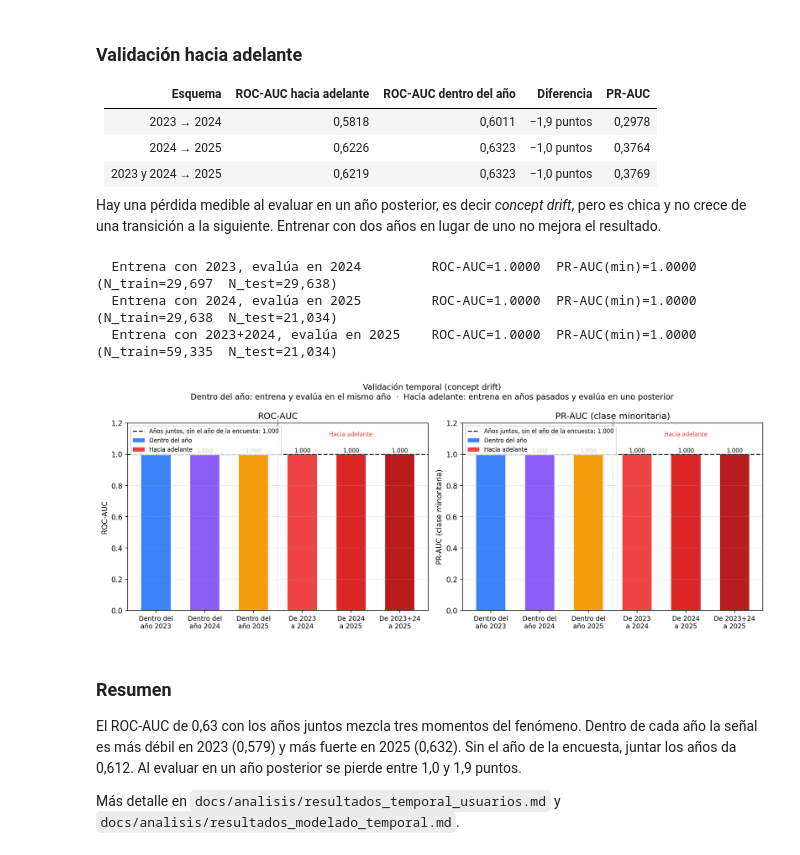
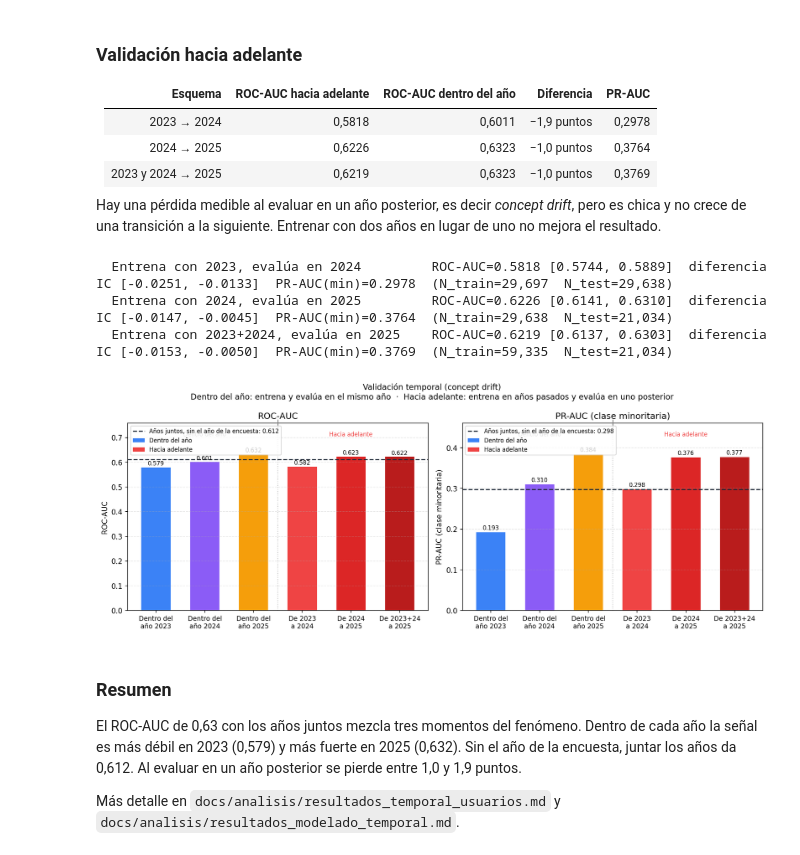
Before and after one commit to dhruszecki/discrepancia-uso-actitud-ia, a Jupyter notebook: notebooks/04_modelado.ipynb, the cells around one changed output. Cells and saved outputs as stored; diff of their text form; code cells hidden in the pictures.

```diff
--- a/notebooks/04_modelado.ipynb
+++ b/notebooks/04_modelado.ipynb
@@ -267,8 +277,11 @@ Los tres usan las mismas 97 variables, que varían en los tres años, sin el añ
 temporal = load_module("temporal", ROOT / "scripts" / "temporal.py")
 mod_temp = load_module("modelado_temporal", ROOT / "scripts" / "modelado_temporal.py")
 
+# Para los modelos se usa el dataset sin la columna "discrepancia" que agrega temporal.cargar():
+# es 1 − target y, si entra como variable, el modelo ve la respuesta.
 df_users = temporal.cargar()
-feature_cols = mod_temp.common_features(df_users)
+df_modelo = mod_temp.cargar_usuarios()
+feature_cols = mod_temp.common_features(df_modelo)
 print(f"Usuarios de IA: {df_users.shape[0]:,} filas")
 print(f"Variables comunes a los tres años (sin el año de la encuesta): {len(feature_cols)}")
 # %% [output]
@@ -319,10 +336,10 @@ El ROC-AUC dentro del año sube de 0,579 a 0,632, y la prevalencia de la clase c
 - La región Asia sube de +0,02 a +0,11 y +0,13: la discrepancia en Asia es cada vez más baja que en el resto.
 - Los coeficientes de la experiencia crecen en 2025 (experiencia laboral +0,22, años programando −0,16), pero las dos variables están correlacionadas (0,88 en 2025) y sus coeficientes se compensan. No se leen por separado.
 # %%
-auc_results = mod_temp.comparar_auc(df_users, feature_cols)
-xgb_results = mod_temp.xgb_check_por_anio(df_users, feature_cols)
-tabla_coef = mod_temp.coeficientes_por_anio(df_users, feature_cols)
-shap_results = mod_temp.shap_rf_por_anio(df_users, feature_cols)
+auc_results = mod_temp.comparar_auc(df_modelo, feature_cols)
+xgb_results = mod_temp.xgb_check_por_anio(df_modelo, feature_cols)
+tabla_coef = mod_temp.coeficientes_por_anio(df_modelo, feature_cols)
+shap_results = mod_temp.shap_rf_por_anio(df_modelo, feature_cols)
 
 figuras = [
     (mod_temp.figura_auc_comparison(auc_results), "temporal_auc.png"),
@@ -360,18 +378,18 @@ for fig, nombre in figuras:
 Hay una pérdida medible al evaluar en un año posterior, es decir *concept drift*, pero es chica y no crece de una transición a la siguiente. Entrenar con dos años en lugar de uno no mejora el resultado.
 # %%
 forward_results = {
-    "fwd_23_24": mod_temp.evaluar_forward(df_users, feature_cols, [2023], 2024),
-    "fwd_24_25": mod_temp.evaluar_forward(df_users, feature_cols, [2024], 2025),
-    "fwd_2324_25": mod_temp.evaluar_forward(df_users, feature_cols, [2023, 2024], 2025),
+    "fwd_23_24": mod_temp.evaluar_forward(df_modelo, feature_cols, [2023], 2024, auc_results["within_2024"]["prob"]),
+    "fwd_24_25": mod_temp.evaluar_forward(df_modelo, feature_cols, [2024], 2025, auc_results["within_2025"]["prob"]),
+    "fwd_2324_25": mod_temp.evaluar_forward(df_modelo, feature_cols, [2023, 2024], 2025, auc_results["within_2025"]["prob"]),
 }
 fig_val = mod_temp.figura_validacion_temporal(auc_results, forward_results, auc_results["pooled_sin_year"]["roc_auc"])
 fig_val.savefig(ROOT / "outputs" / "temporal_validacion.png", dpi=150, bbox_inches="tight")
 display(Image(filename=str(ROOT / "outputs" / "temporal_validacion.png")))
 # %% [output]
-  Entrena con 2023, evalúa en 2024         ROC-AUC=1.0000  PR-AUC(min)=1.0000  (N_train=29,697  N_test=29,638)
-  Entrena con 2024, evalúa en 2025         ROC-AUC=1.0000  PR-AUC(min)=1.0000  (N_train=29,638  N_test=21,034)
-  Entrena con 2023+2024, evalúa en 2025    ROC-AUC=1.0000  PR-AUC(min)=1.0000  (N_train=59,335  N_test=21,034)
+  Entrena con 2023, evalúa en 2024         ROC-AUC=0.5818 [0.5744, 0.5889]  diferencia IC [-0.0251, -0.0133]  PR-AUC(min)=0.2978  (N_train=29,697  N_test=29,638)
+  Entrena con 2024, evalúa en 2025         ROC-AUC=0.6226 [0.6141, 0.6310]  diferencia IC [-0.0147, -0.0045]  PR-AUC(min)=0.3764  (N_train=29,638  N_test=21,034)
+  Entrena con 2023+2024, evalúa en 2025    ROC-AUC=0.6219 [0.6137, 0.6303]  diferencia IC [-0.0153, -0.0050]  PR-AUC(min)=0.3769  (N_train=59,335  N_test=21,034)
-[figure, old version]
+[figure, new version]
 # %% [markdown]
 ### Resumen
 
```
Also changed, not shown: parts of 5 cells of this notebook, 5 other files.
